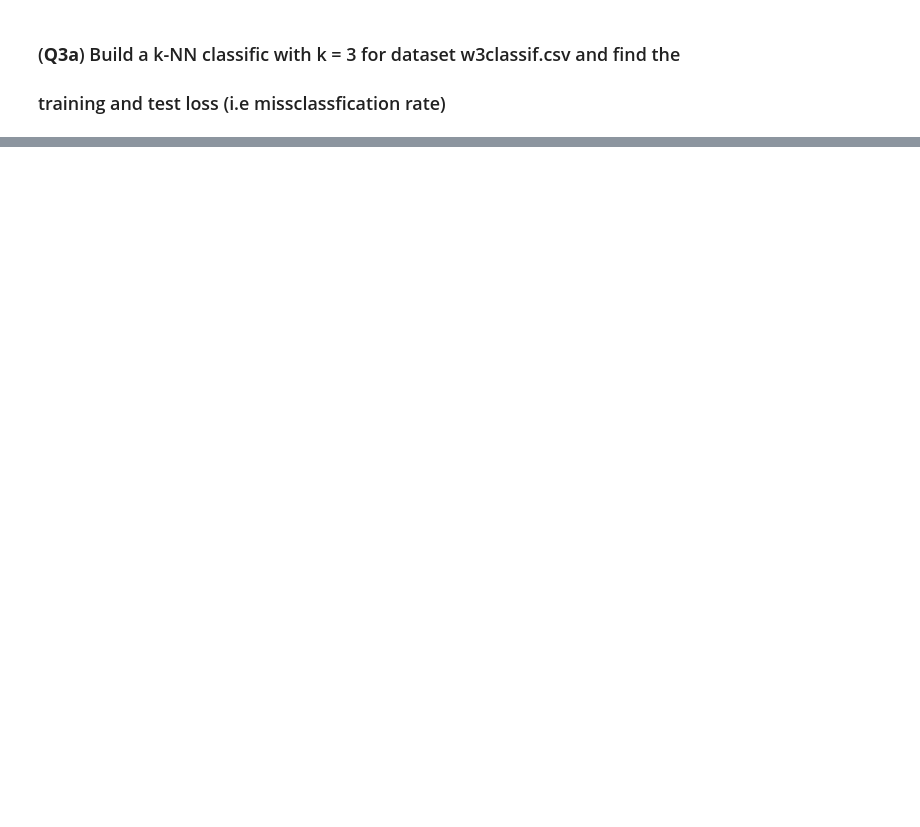
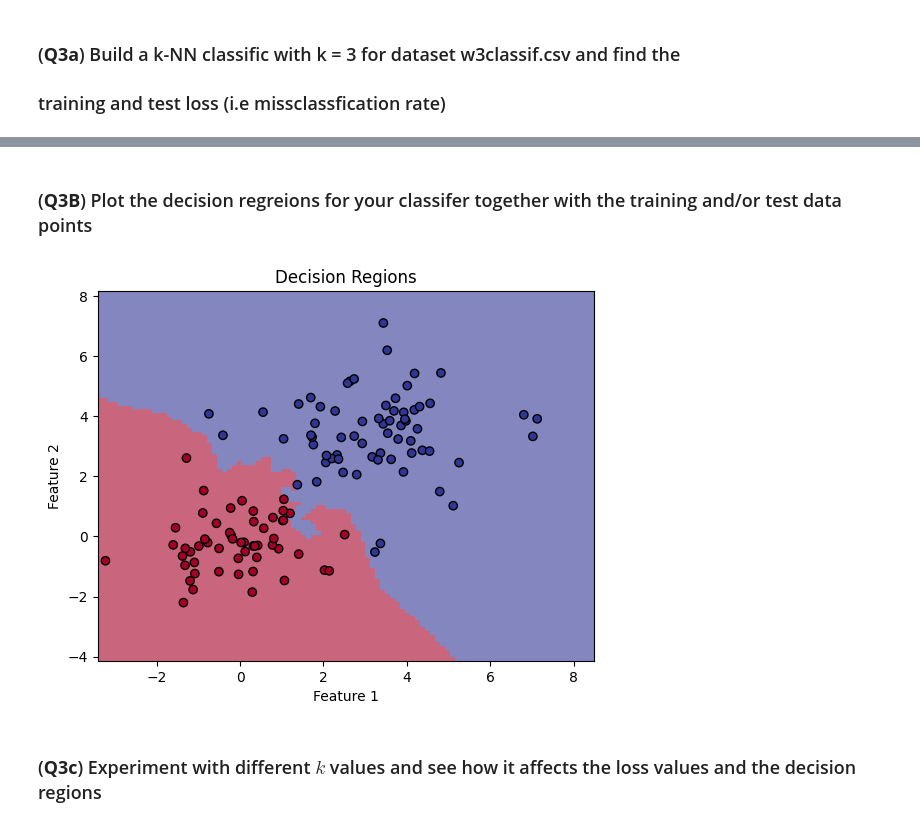
Before and after one commit to johnpioc/COMP4702, a Jupyter notebook: w2-prac.ipynb, the cells around one changed output, grey strips where cells are left out. Cells and saved outputs as stored; diff of their text form; code cells hidden in the pictures; blank space fills up the shorter version.

```diff
--- a/w2-prac.ipynb
+++ b/w2-prac.ipynb
@@ -90,7 +80,7 @@ from sklearn.pipeline import Pipeline
 from sklearn.preprocessing import StandardScaler
 from sklearn.metrics import accuracy_score
 
-def build_knn_classifier(x_train, y_train, x_test, y_test, k) -> None:
+def build_knn_classifier(x_train, y_train, x_test, y_test, k) -> Pipeline:
     # Standardise Values
     model = Pipeline([
         ('scaler', StandardScaler()),
@@ -100,15 +90,23 @@ def build_knn_classifier(x_train, y_train, x_test, y_test, k) -> None:
     model.fit(x_train, y_train)
     y_train_pred = model.predict(x_train)
 
-    train_loss: float = accuracy_score(y_train, y_train_pred)
+    train_loss: float = accuracy_score(y_train, y_train_pred) * 100
 
-    print(f"KNN Classifier (k = {k}) Train Loss: {train_loss:.2f}")
+    print(f"KNN Classifier (k = {k}) Accuracy: {train_loss:.2f}%")
 
     y_test_pred = model.predict(x_test)
 
-    test_loss: float = accuracy_score(y_test, y_test_pred)
+    test_loss: float = accuracy_score(y_test, y_test_pred) * 100
 
-    print(f"KNN Classifier (k = {k}) Test Loss: {test_loss:.2f}")
+    print(f"KNN Classifier (k = {k}) Accuracy: {test_loss:.2f}%")
 
-build_knn_classifier(classif_x_train, classif_y_train, classif_x_test, classif_y_test, 3)
+    return model
+
+model: Pipeline = build_knn_classifier(
+    classif_x_train,
+    classif_y_train,
+    classif_x_test,
+    classif_y_test,
+    3
+)
 # %% [output]
@@ -116,0 +115,29 @@ KNN Classifier (k = 3) Test Loss: 0.99
+# %% [markdown]
+### (**Q3B**) Plot the decision regreions for your classifer together with the training and/or test data points
+# %%
+from sklearn.inspection import DecisionBoundaryDisplay
+
+def plot_decision_regions(model: Pipeline, x_train, x, y) -> None:
+    fig, ax = plt.subplots()
+    DecisionBoundaryDisplay.from_estimator(
+        model,
+        x_train,
+        cmap="RdYlBu",
+        ax=ax,
+        response_method="predict",
+        plot_method="pcolormesh",
+        shading="auto",
+        alpha=0.6
+    )
+
+    ax.scatter(x[:,0], x[:,1], c=y, cmap="RdYlBu", edgecolors="k")
+    plt.xlabel("Feature 1")
+    plt.ylabel("Feature 2")
+    plt.title("Decision Regions")
+    plt.show()
+
+plot_decision_regions(model, classif_x_train, classif_x_test, classif_y_test)
+# %% [output]
+[figure, added]
+# %% [markdown]
+### (**Q3c**) Experiment with different $k$ values and see how it affects the loss values and the decision regions
```
Also changed, not shown: parts of 21 cells of this notebook.
